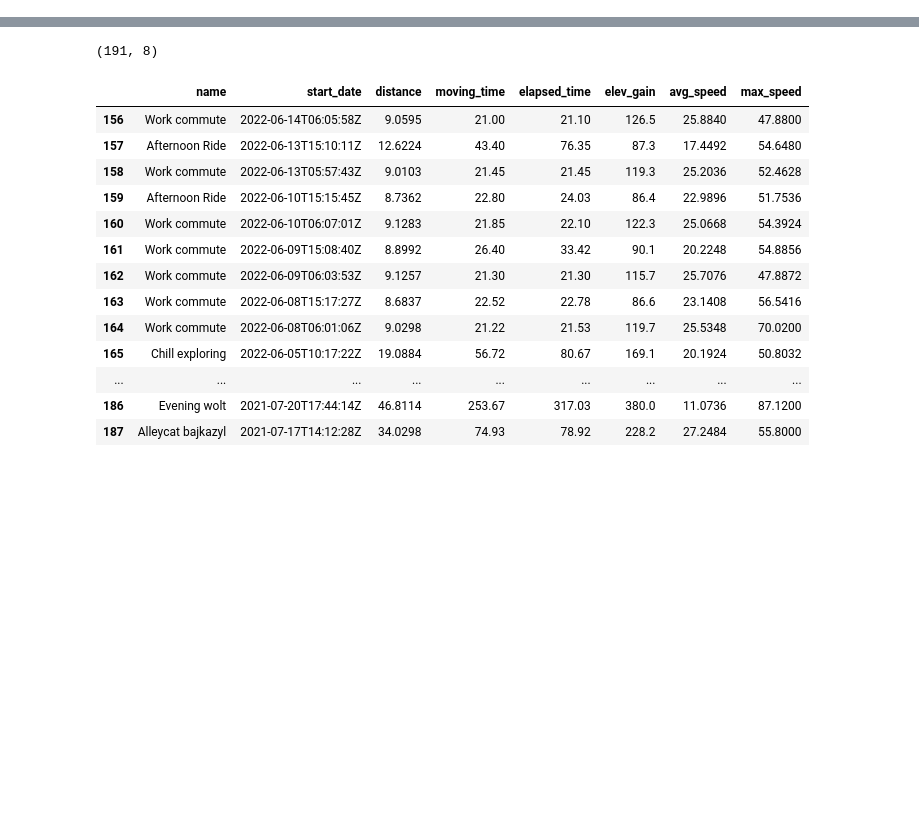
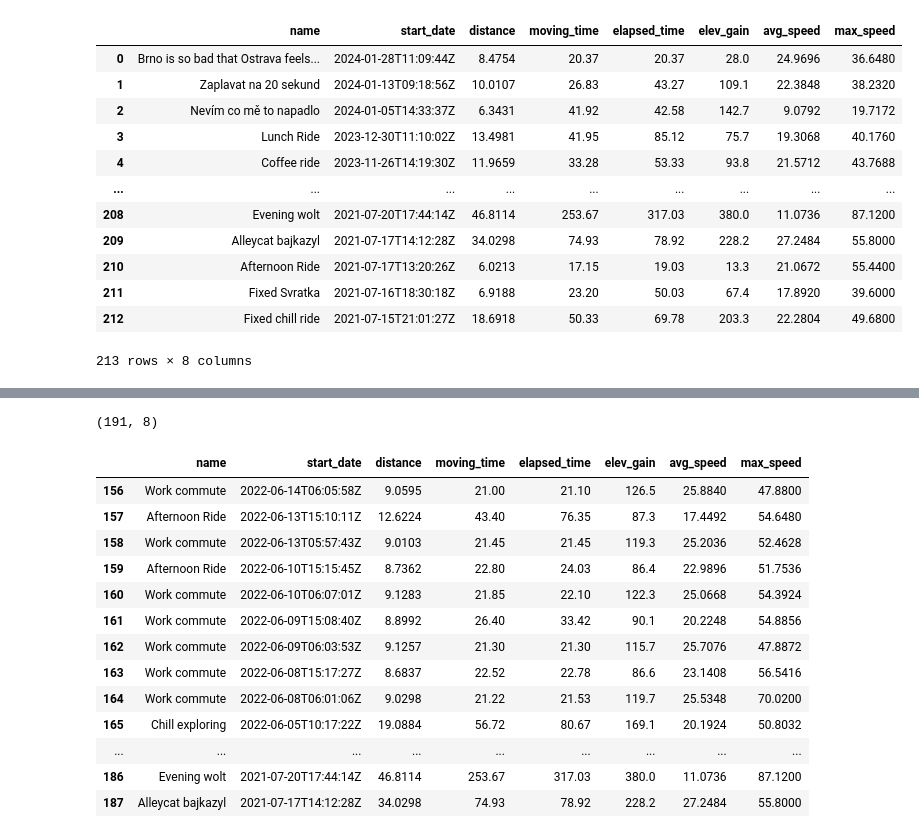
Before and after one commit to matousidc/streamlit_app, a Jupyter notebook: strava_api.ipynb, the cells around one changed output, grey strips where cells are left out. Cells and saved outputs as stored; diff of their text form; code cells hidden in the pictures; blank space fills up the shorter version.

```diff
--- a/strava_api.ipynb
+++ b/strava_api.ipynb
@@ -4,0 +17,17 @@ import numpy as np
+# %%
+df = df_strava.drop_duplicates(subset=["name", "start_date"], ignore_index=True).sort_values(by="start_date", ascending=False).reset_index(drop=True)
+df
+# %% [output]
+|  | name | start_date | distance | moving_time | elapsed_time | elev_gain | avg_speed | max_speed |
+| 0 | Brno is so bad that Ostrava feels... | 2024-01-28T11:09:44Z | 8.4754 | 20.37 | 20.37 | 28.0 | 24.9696 | 36.6480 |
+| 1 | Zaplavat na 20 sekund | 2024-01-13T09:18:56Z | 10.0107 | 26.83 | 43.27 | 109.1 | 22.3848 | 38.2320 |
+| 2 | Nevím co mě to napadlo | 2024-01-05T14:33:37Z | 6.3431 | 41.92 | 42.58 | 142.7 | 9.0792 | 19.7172 |
+| 3 | Lunch Ride | 2023-12-30T11:10:02Z | 13.4981 | 41.95 | 85.12 | 75.7 | 19.3068 | 40.1760 |
+| 4 | Coffee ride | 2023-11-26T14:19:30Z | 11.9659 | 33.28 | 53.33 | 93.8 | 21.5712 | 43.7688 |
+| ... | ... | ... | ... | ... | ... | ... | ... | ... |
+| 208 | Evening wolt | 2021-07-20T17:44:14Z | 46.8114 | 253.67 | 317.03 | 380.0 | 11.0736 | 87.1200 |
+| 209 | Alleycat bajkazyl | 2021-07-17T14:12:28Z | 34.0298 | 74.93 | 78.92 | 228.2 | 27.2484 | 55.8000 |
+| 210 | Afternoon Ride | 2021-07-17T13:20:26Z | 6.0213 | 17.15 | 19.03 | 13.3 | 21.0672 | 55.4400 |
+| 211 | Fixed Svratka | 2021-07-16T18:30:18Z | 6.9188 | 23.20 | 50.03 | 67.4 | 17.8920 | 39.6000 |
+| 212 | Fixed chill ride | 2021-07-15T21:01:27Z | 18.6918 | 50.33 | 69.78 | 203.3 | 22.2804 | 49.6800 |
+213 rows × 8 columns
```
Also changed, not shown: parts of 4 cells of this notebook, 7 other files.
